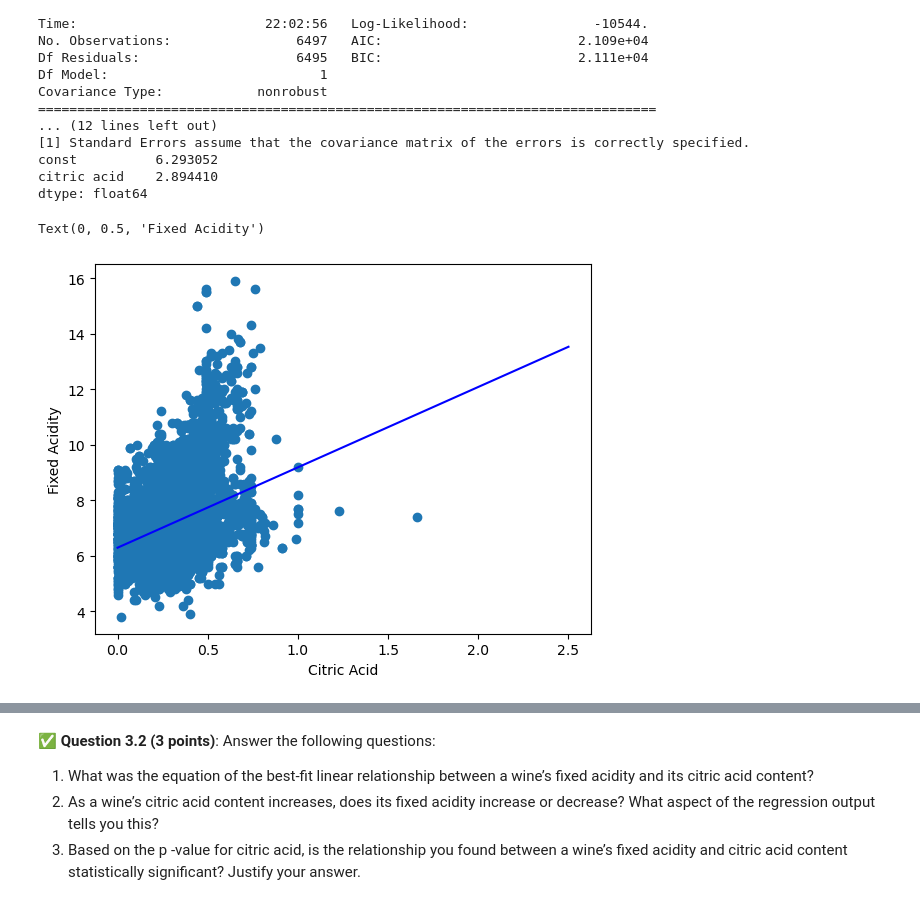
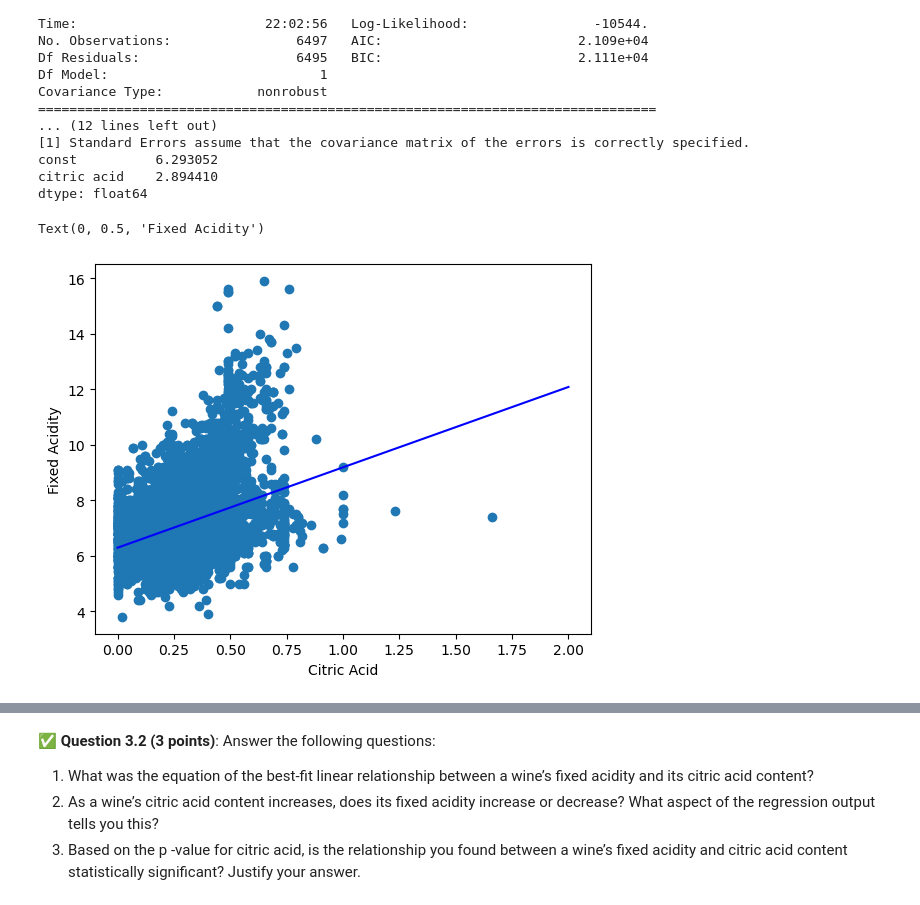
Before and after one commit to ChrSch6767/CMSE202-f26-turnin, a Jupyter notebook: hw-03/HW03-Regression-STUDENT.ipynb, the cells around one changed output, grey strips where cells are left out. Cells and saved outputs as stored; diff of their text form; code cells hidden in the pictures.

```diff
--- a/hw-03/HW03-Regression-STUDENT.ipynb
+++ b/hw-03/HW03-Regression-STUDENT.ipynb
@@ -333,21 +333,21 @@ dtype: float64
 # %%
 import numpy as np
 rwine_citric = red_wine["citric acid"]
 rwine_acid = red_wine["fixed acidity"]
 wwine_citric = white_wine["citric acid"]
 wwine_acid = white_wine["fixed acidity"]
 
 plt.scatter(wine_citric, wine_acid)
 
 
-x = np.linspace(0, 2.5, 20)
+x = np.linspace(0, 2, 20)
 y = 2.89441 * x + 6.293053
 plt.plot(x, y, c="b")
 plt.xlabel("Citric Acid")
 plt.ylabel("Fixed Acidity")
 # %% [output]
 Text(0, 0.5, 'Fixed Acidity')
-[figure, old version]
+[figure, new version]
 # %% [markdown]
 <!-- END QUESTION -->
 <!-- DO NOT MODIFY OR DELETE THIS CELL. Make sure your solution to the question above is in the cell(s) above this one. -->
```
Also changed, not shown: parts of 5 cells of this notebook.
